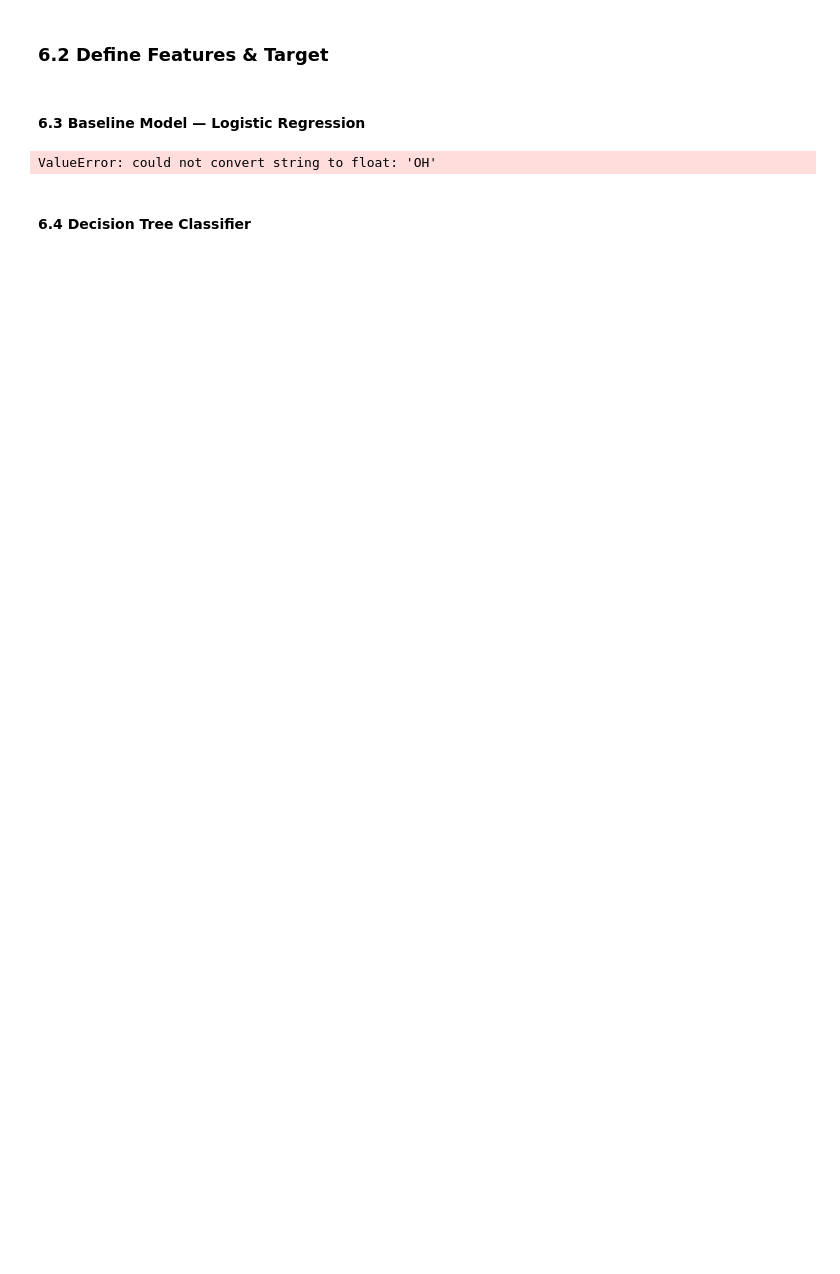
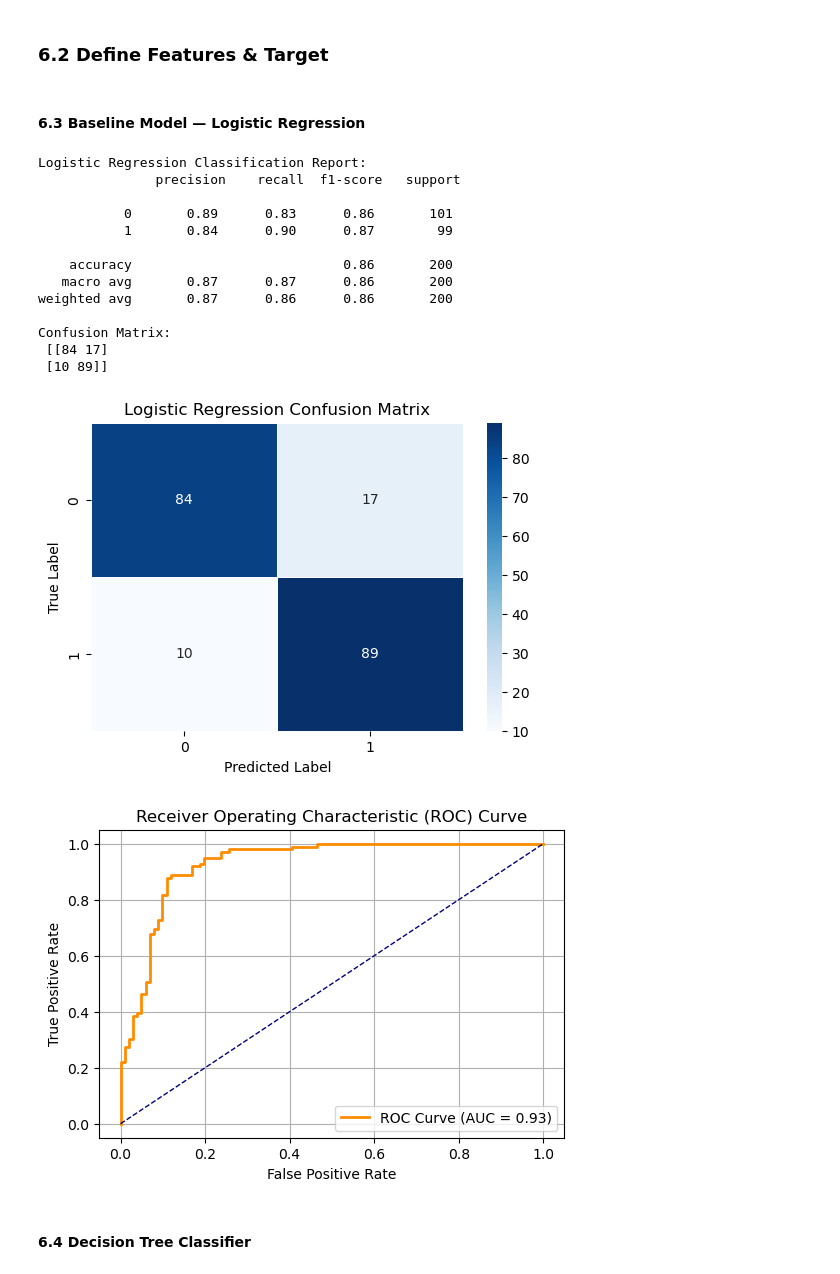
Before and after one commit to muhatonjeri/SyriaTel-Customer-Churn, a Jupyter notebook: notebooks/Customerchun.ipynb, the cells around one changed output. Cells and saved outputs as stored; diff of their text form; code cells hidden in the pictures; blank space fills up the shorter version.

Commit message:
roc curve

```diff
--- a/notebooks/Customerchun.ipynb
+++ b/notebooks/Customerchun.ipynb
@@ -646,18 +658,55 @@ X['voice mail plan'] = le.fit_transform(X['voice mail plan'])
 # %%
 from sklearn.linear_model import LogisticRegression
 from sklearn.metrics import classification_report, confusion_matrix
 
 # Initialize and train
 lr = LogisticRegression(max_iter=1000)
 lr.fit(X_train, y_train)
 
 # Predict and evaluate
 y_pred_lr = lr.predict(X_test)
 
 print("Logistic Regression Classification Report:\n", classification_report(y_test, y_pred_lr))
 print("Confusion Matrix:\n", confusion_matrix(y_test, y_pred_lr))
+
+# Get confusion matrix
+cm = confusion_matrix(y_test, y_pred_lr)
+
+# Plot confusion matrix
+plt.figure(figsize=(6, 4))
+sns.heatmap(cm, annot=True, fmt='d', cmap='Blues', linewidths=0.5)
+plt.title('Logistic Regression Confusion Matrix')
+plt.xlabel('Predicted Label')
+plt.ylabel('True Label')
+plt.show()
+
+
+# Plot ROC Curve
+plt.figure(figsize=(6, 4))
+plt.plot(fpr, tpr, color='darkorange', lw=2, label=f'ROC Curve (AUC = {roc_auc:.2f})')
+plt.plot([0, 1], [0, 1], color='navy', lw=1, linestyle='--')
+plt.xlabel('False Positive Rate')
+plt.ylabel('True Positive Rate')
+plt.title('Receiver Operating Characteristic (ROC) Curve')
+plt.legend(loc='lower right')
+plt.grid(True)
+plt.show()
 # %% [output]
-ValueError: could not convert string to float: 'OH'
+Logistic Regression Classification Report:
+               precision    recall  f1-score   support
+
+           0       0.89      0.83      0.86       101
+           1       0.84      0.90      0.87        99
+
+    accuracy                           0.86       200
+   macro avg       0.87      0.87      0.86       200
+weighted avg       0.87      0.86      0.86       200
+
+Confusion Matrix:
+ [[84 17]
+ [10 89]]
+[figure, added]
+[figure, added]
 # %% [markdown]
 #### 6.4 Decision Tree Classifier
 # %%
```
Also changed, not shown: parts of 7 cells of this notebook.
